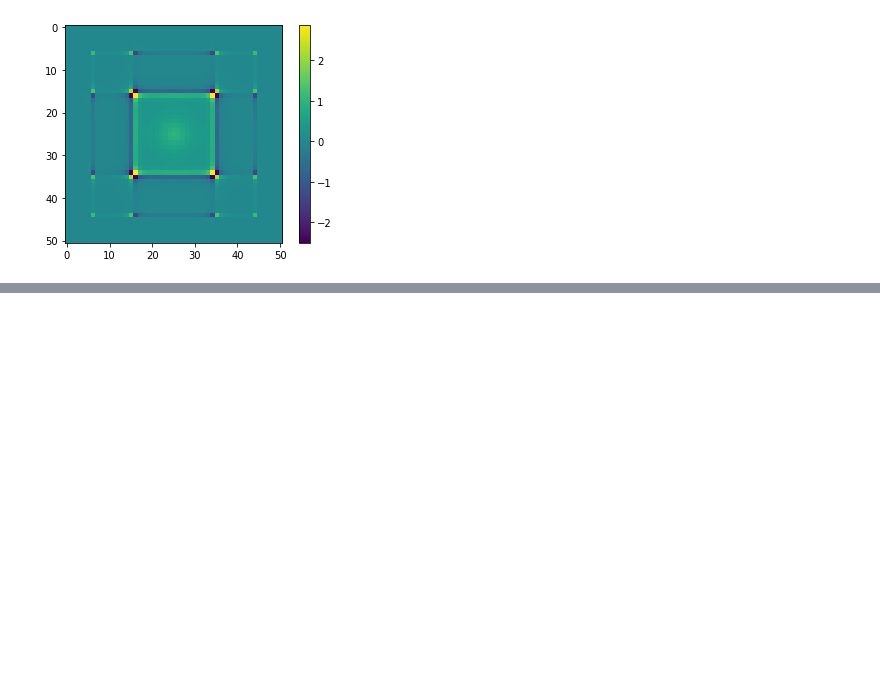
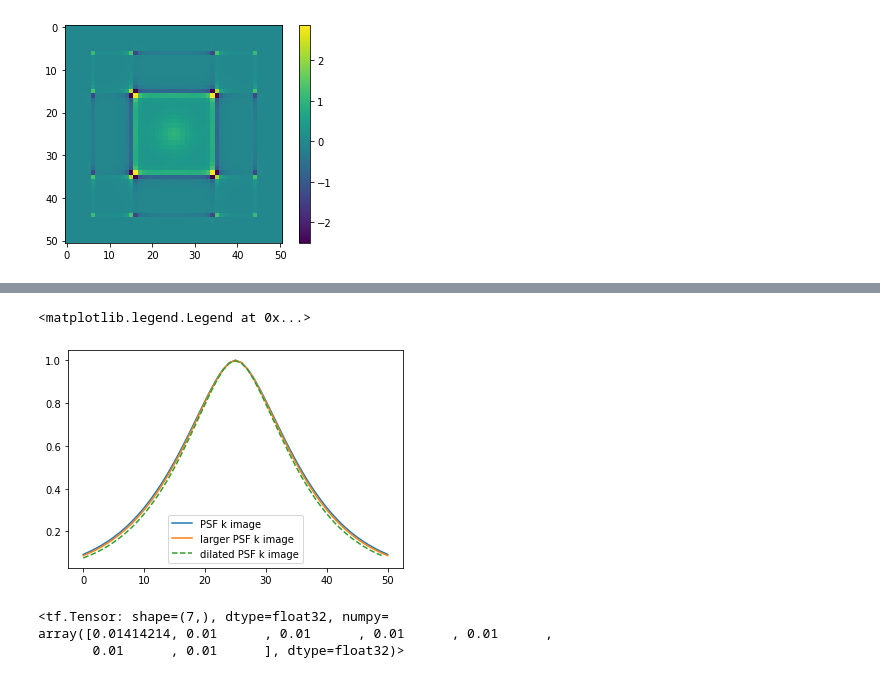
Before and after one commit to andrevitorelli/autometacal, a Jupyter notebook: notebooks/Pixel.ipynb, the cells around one changed output, grey strips where cells are left out. Saved outputs shown, nothing was run; the diff lists cells and outputs as text; code cells hidden in the pictures; blank space fills up the shorter version.

```diff
--- a/notebooks/Pixel.ipynb
+++ b/notebooks/Pixel.ipynb
@@ -164,0 +187,24 @@ imshow(real(psfopiximk));colorbar()
+# %%
+psfamcdilim = amc.dilate(psfim[tf.newaxis,...,tf.newaxis],1+2*.01)[0,...,0]
+nx = 51
+ny = 51
+padfactor =3
+fact = (padfactor - 1)//2 #how many image sizes to one direction
+paddings = tf.constant([ [nx*fact, nx*fact], [ny*fact, ny*fact]])
+psfamcdilim = tf.pad(psfamcdilim,paddings)
+# %%
+psfimk = psf.drawKImage(nx=51,ny=51,scale=.2).array
+psfdilimk = psfdil.drawKImage(nx=51,ny=51,scale=.2).array
+
+
+psfamcdilimk = makekimg(psfamcdilim[tf.newaxis])
+cen = padfactor*nx//2
+
+teste=real(psfamcdilimk[0,cen - fact*nx//2 : cen + fact*nx//2 ,cen])
+plot(real(psfimk[:,25]),label='PSF k image')
+plot(real(psfdilimk[:,25]),label='larger PSF k image')
+plot(teste[:],'--',label='dilated PSF k image')
+legend()
+# %% [output]
+<matplotlib.legend.Legend at 0x...>
+[figure, added]
@@ -164,0 +213,6 @@ imshow(real(psfopiximk));colorbar()
+# %%
+tf.norm(g,axis=1)
+# %% [output]
+<tf.Tensor: shape=(7,), dtype=float32, numpy=
+array([0.01414214, 0.01      , 0.01      , 0.01      , 0.01      ,
+       0.01      , 0.01      ], dtype=float32)>
```
Also changed, not shown: parts of 3 cells of this notebook, 4 other files.
